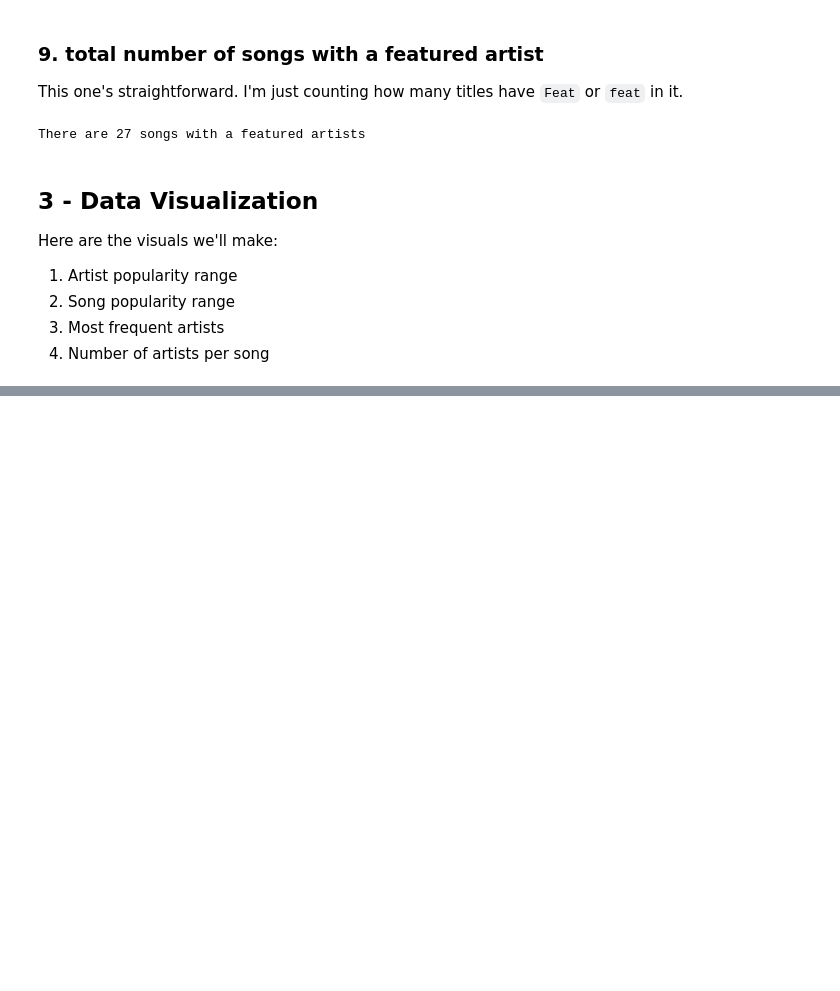
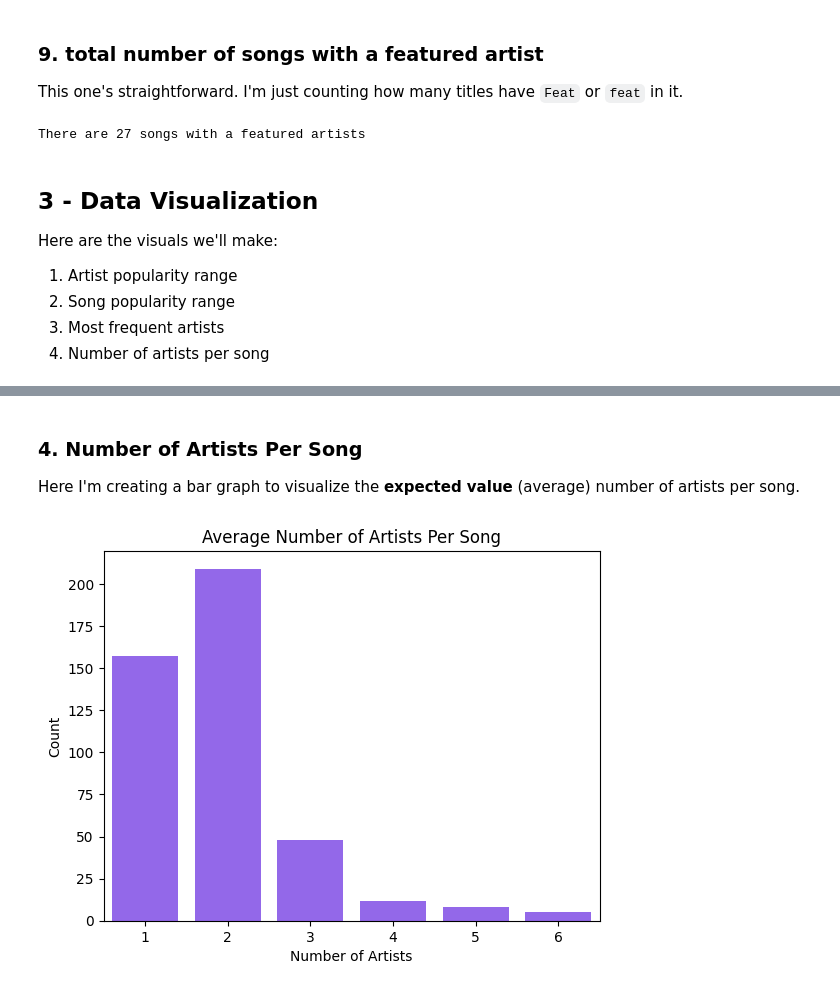
Before and after one commit to Mike-McKee/spotify-popularity, a Jupyter notebook: python_code/data_analysis.ipynb, the cells around one changed output, grey strips where cells are left out. Drawn from its saved outputs; the diff is of its cells as text; code cells hidden in the pictures; blank space fills up the shorter version.

```diff
--- a/python_code/data_analysis.ipynb
+++ b/python_code/data_analysis.ipynb
@@ -298,7 +300,7 @@ With the help of some basic math, I'm using the previously defined `top_artists`
 ta = top_artists()
 ptt = percent_top_track()
 
-def ratio():
+def track_ratio():
     result = {}
 
     for i in ta:
@@ -307,14 +309,14 @@ def ratio():
 
     return result
 
-print(ratio())
+print(track_ratio())
 # %% [output]
 {'Abraham Mateo': 0.2, 'Adam Levine': 0.0, 'Aitana': 0.71, 'Aleesha': 0.5, 'Alejandro Rian1o': 0.0, 'Alejandro Sanz': 0.67, 'Alejandro Valencia': 1.0, 'Alex Sensation': 1.0, 'Anitta': 0.43, 'Anuel AA' ...
 # %% [markdown]
 #### now I'll print this out in an easier to view list
 # %%
-print('Percentage of Artist Songs in My Playlist That are in Their Top Tracks')
-for a, r in ratio.items():
-    percent = r * 100
-    print(f'{a}: {round(percent)}%')
+print('Percentage of Artist Songs in My Playlist That are in Their Top Tracks.')
+rat = track_ratio()
+for i in rat:
+    print(f'{i}: {rat[i]}')
 # %% [output]
@@ -358,0 +408,26 @@ Here are the visuals we'll make:
+# %% [markdown]
+### 4. Number of Artists Per Song
+
+Here I'm creating a bar graph to visualize the **expected value** (average) number of artists per song.
+# %%
+num_artists = [1, 2, 3, 4, 5, 6]
+temp_count = []
+
+for column in playlist.columns:
+    if column.startswith('Artist_') and column.endswith('Name'):
+        count = playlist[column][playlist[column] != ''].count()
+        temp_count.append(count)
+
+for i in range(len(temp_count)):
+    if temp_count[i] != temp_count[-1]:
+        temp_count[i] -= temp_count[i+1]
+
+#expected_value = sum(n * (p/439) for n,p in zip(num_artists, temp_count))
+
+sns.barplot(x=num_artists, y=temp_count, color='#8c52ff')
+plt.xlabel('Number of Artists')
+plt.ylabel('Count')
+plt.title('Average Number of Artists Per Song')
+plt.show()
+# %% [output]
+[figure, added]
```
Also changed, not shown: parts of 8 cells of this notebook.
